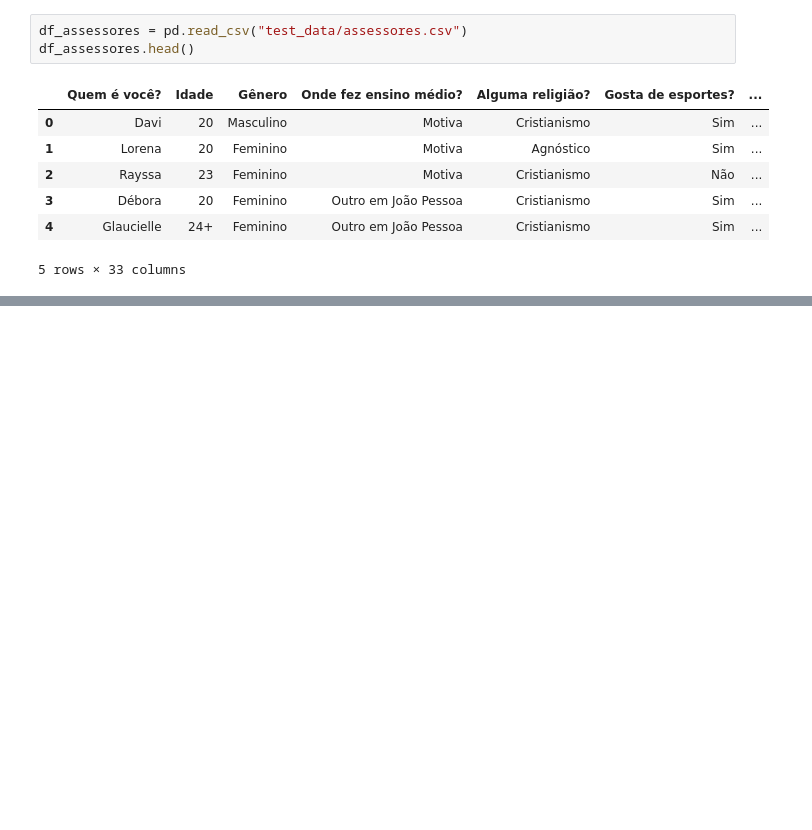
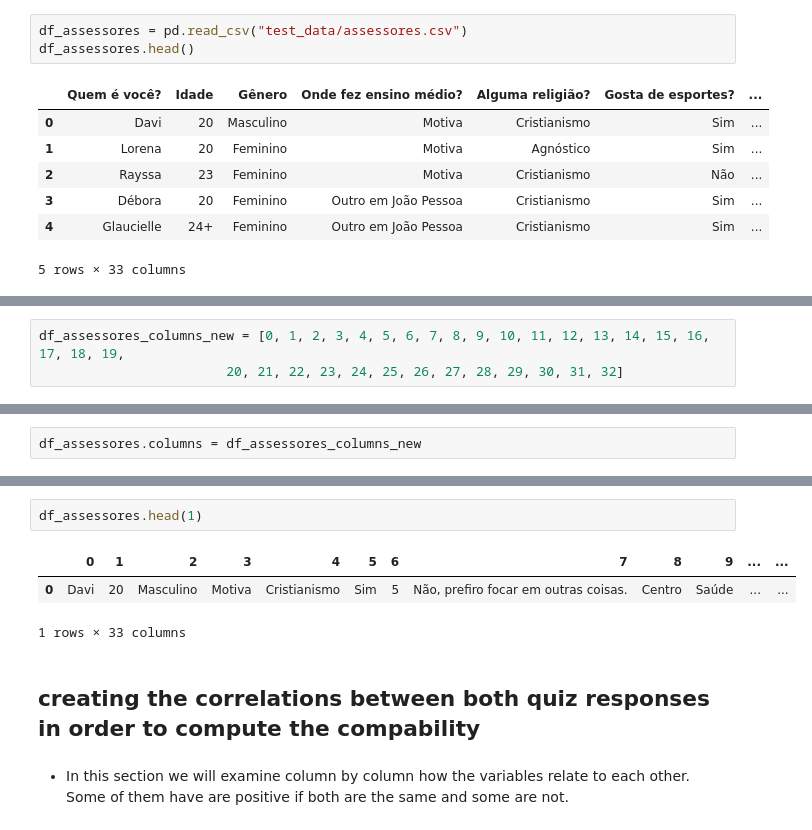
Before and after one commit to ItamarRocha/Operations-Research, a Jupyter notebook: algos/medway/Data preprocessing.ipynb, the cells around one changed output, grey strips where cells are left out. Cells and saved outputs as stored; diff of their text form; blank space fills up the shorter version.

```diff
--- a/algos/medway/Data preprocessing.ipynb
+++ b/algos/medway/Data preprocessing.ipynb
@@ -183,0 +257,3 @@ pd.DataFrame(0, columns = df.Assessor.unique(), index = df.Aluno)
+# %%
+df_assessores_columns_new = [0, 1, 2, 3, 4, 5, 6, 7, 8, 9, 10, 11, 12, 13, 14, 15, 16, 17, 18, 19,
+                        20, 21, 22, 23, 24, 25, 26, 27, 28, 29, 30, 31, 32]
@@ -183,0 +264,2 @@ pd.DataFrame(0, columns = df.Assessor.unique(), index = df.Aluno)
+# %%
+df_assessores.columns = df_assessores_columns_new
@@ -183,0 +272,10 @@ pd.DataFrame(0, columns = df.Assessor.unique(), index = df.Aluno)
+# %%
+df_assessores.head(1)
+# %% [output]
+|  | 0 | 1 | 2 | 3 | 4 | 5 | 6 | 7 | 8 | 9 | ... | ... |
+| 0 | Davi | 20 | Masculino | Motiva | Cristianismo | Sim | 5 | Não, prefiro focar em outras coisas. | Centro | Saúde | ... | ... |
+1 rows × 33 columns
+# %% [markdown]
+## creating the correlations between both quiz responses in order to compute the compability
+# %% [markdown]
+* In this section we will examine column by column how the variables relate to each other. Some of them have are positive if both are the same and some are not.
```
Also changed, not shown: parts of 16 cells of this notebook.
